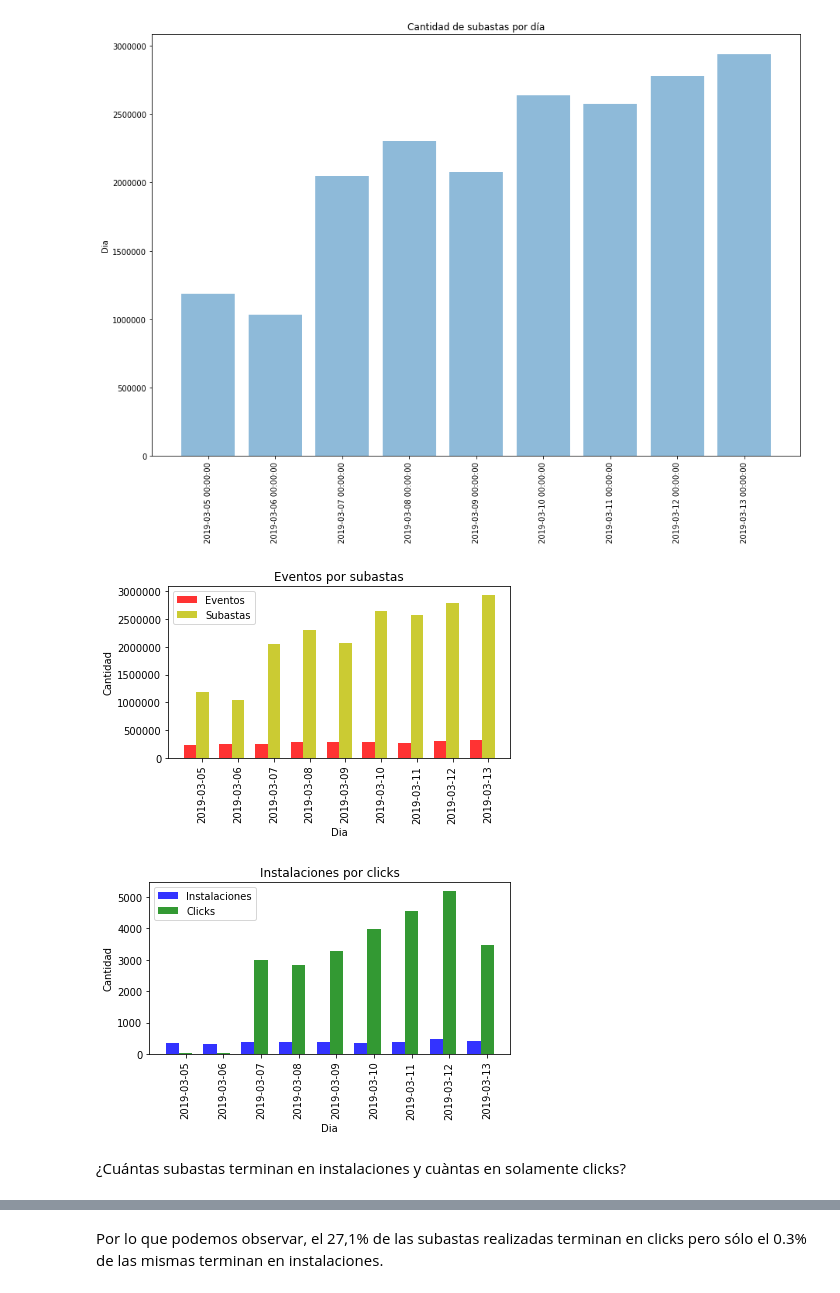
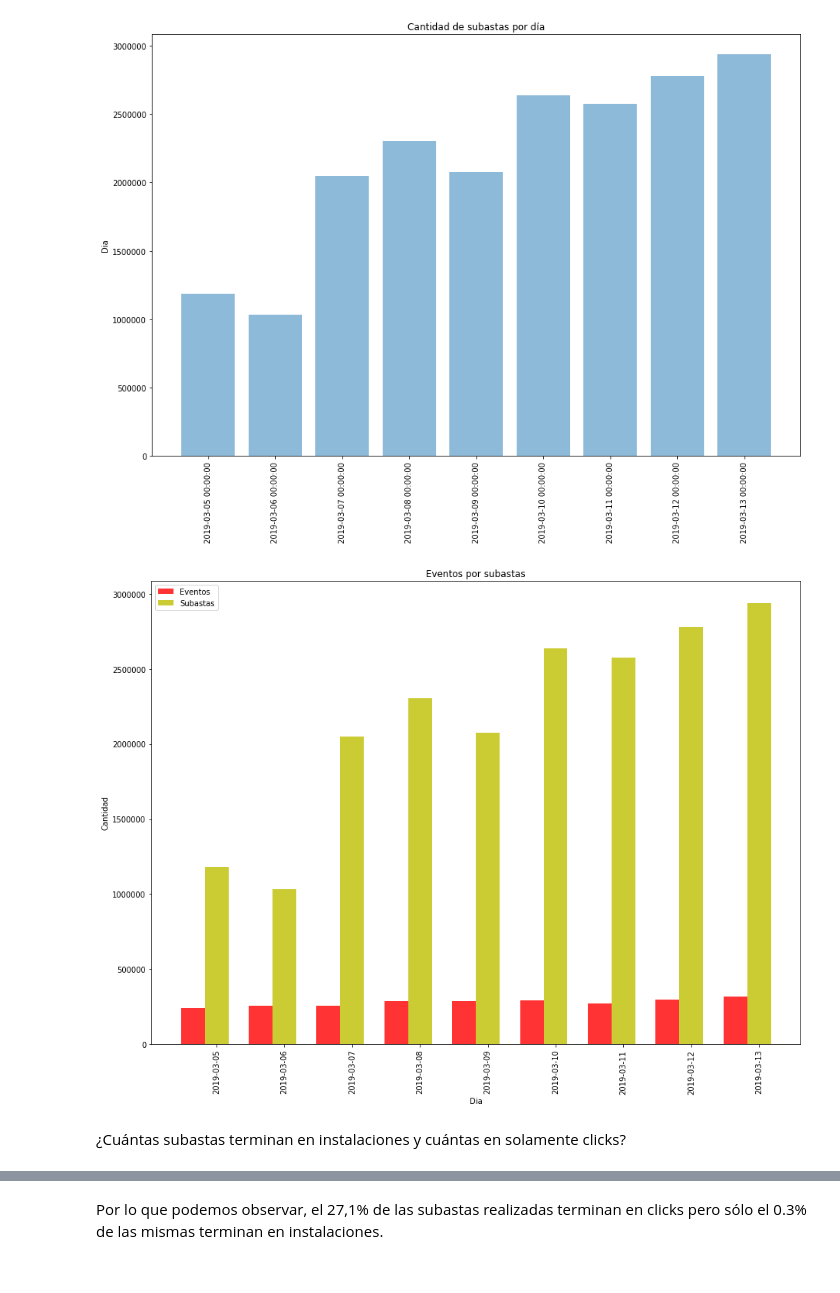
Before and after one commit to yanetrodriguez25/TpJampp, a Jupyter notebook: Tp1.ipynb, the cells around one changed output, grey strips where cells are left out. Drawn from its saved outputs; the diff is of its cells as text; code cells hidden in the pictures.

```diff
--- a/Tp1.ipynb
+++ b/Tp1.ipynb
@@ -1226,66 +1332,34 @@ plt.show()
 # %%
 #Comparación de subastas y eventos por día.
 
 n_groups = 9
 eventos = df_eventos_por_dia.cantidad
 subastas = df_auctions_por_dia.cantidad
 
-# create plot
-fig, ax = plt.subplots()
+fig, ax = plt.subplots(figsize=(13,10))
 index = np.arange(n_groups)
 bar_width = 0.35
 opacity = 0.8
 
 rects1 = plt.bar(index, eventos, bar_width,
 alpha=opacity,
 color='r',
 label='Eventos')
 
 rects2 = plt.bar(index + bar_width, subastas, bar_width,
 alpha=opacity,
 color='y',
 label='Subastas')
 
 plt.xlabel('Dia')
 plt.ylabel('Cantidad')
 plt.title('Eventos por subastas')
 plt.xticks(index + bar_width, df_eventos_por_dia.dia.dt.date,rotation=90)
 plt.legend()
 plt.tight_layout()
 plt.show()
 # %% [output]
-[figure, old version]
+[figure, new version]
-# %%
-n_groups = 9
-clicks = df_clicks_por_dia.cantidad
-instalaciones = df_installs_por_dia.cantidad
-
-# create plot
-fig, ax = plt.subplots()
-index = np.arange(n_groups)
-bar_width = 0.35
-opacity = 0.8
-
-rects1 = plt.bar(index, instalaciones, bar_width,
-alpha=opacity,
-color='b',
-label='Instalaciones')
-
-rects2 = plt.bar(index + bar_width, clicks, bar_width,
-alpha=opacity,
-color='g',
-label='Clicks')
-
-plt.xlabel('Dia')
-plt.ylabel('Cantidad')
-plt.title('Instalaciones por clicks')
-plt.xticks(index + bar_width, df_installs_por_dia.dia.dt.date,rotation=90)
-plt.legend()
-
-plt.tight_layout()
-plt.show()
-# %% [output]
-[figure, removed]
 # %% [markdown]
-¿Cuántas subastas terminan en instalaciones y cuàntas en solamente clicks?
+¿Cuántas subastas terminan en instalaciones y cuántas en solamente clicks?
 # %%
```
Also changed, not shown: parts of 22 cells of this notebook.
